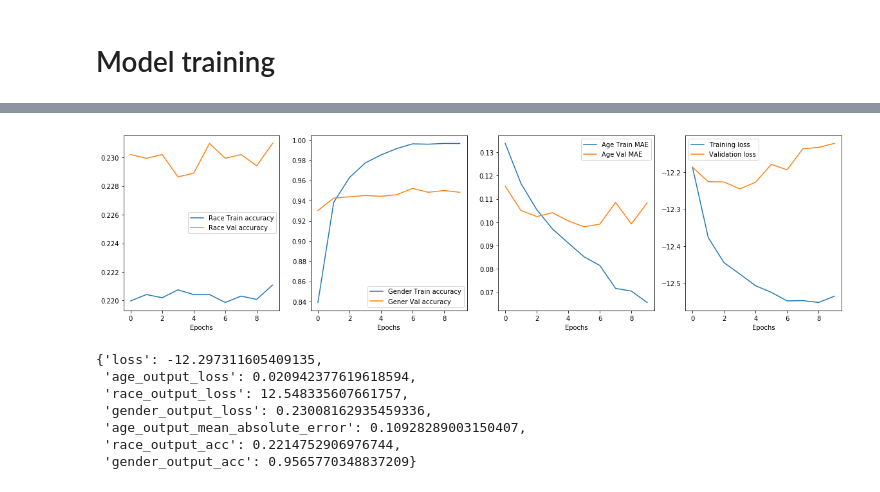
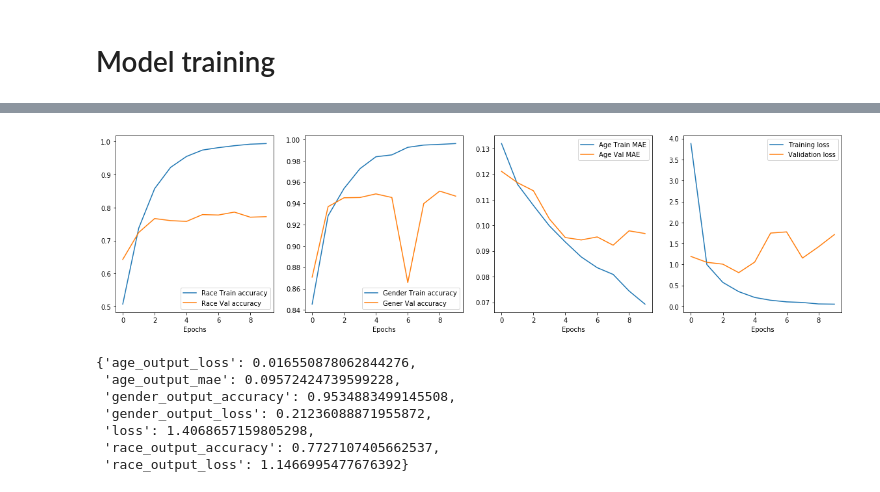
Before and after one commit to tremblerz/age-gender-estimator-keras, a Jupyter notebook: UTK/train_weighted_forked_VGG.ipynb, the cells around one changed output, grey strips where cells are left out. Drawn from its saved outputs; the diff is of its cells as text; code cells hidden in the pictures.

```diff
--- a/UTK/train_weighted_forked_VGG.ipynb
+++ b/UTK/train_weighted_forked_VGG.ipynb
@@ -209,6 +210,6 @@ model = Model(inputs=vgg_model.input, outputs=[age_output, race_output, gender_o
 opt = RMSprop(lr=1e-5)
 model.compile(optimizer=opt,
               loss={'age_output': 'mse', 'race_output': 'categorical_crossentropy', 'gender_output': 'categorical_crossentropy'},
-              loss_weights={'age_output': 1., 'race_output': -1., 'gender_output': 1.},
+              loss_weights={'age_output': 1., 'race_output': 1., 'gender_output': 1.},
               metrics={'age_output': 'mae', 'race_output': 'accuracy', 'gender_output': 'accuracy'})
-# model.summary()
+model.summary()
@@ -254,40 +273,40 @@ Epoch 10/10
 # %%
 def  plot_train_history(history):
     fig, axes = plt.subplots(1, 4, figsize=(20, 5))
-    axes[0].plot(history.history['race_output_acc'], label='Race Train accuracy')
-    axes[0].plot(history.history['val_race_output_acc'], label='Race Val accuracy')
+    axes[0].plot(history.history['race_output_accuracy'], label='Race Train accuracy')
+    axes[0].plot(history.history['val_race_output_accuracy'], label='Race Val accuracy')
     axes[0].set_xlabel('Epochs')
     axes[0].legend()
 
-    axes[1].plot(history.history['gender_output_acc'], label='Gender Train accuracy')
-    axes[1].plot(history.history['val_gender_output_acc'], label='Gener Val accuracy')
+    axes[1].plot(history.history['gender_output_accuracy'], label='Gender Train accuracy')
+    axes[1].plot(history.history['val_gender_output_accuracy'], label='Gener Val accuracy')
     axes[1].set_xlabel('Epochs')
     axes[1].legend()
 
-    axes[2].plot(history.history['age_output_mean_absolute_error'], label='Age Train MAE')
-    axes[2].plot(history.history['val_age_output_mean_absolute_error'], label='Age Val MAE')
+    axes[2].plot(history.history['age_output_mae'], label='Age Train MAE')
+    axes[2].plot(history.history['val_age_output_mae'], label='Age Val MAE')
     axes[2].set_xlabel('Epochs')
     axes[2].legend()
 
     axes[3].plot(history.history['loss'], label='Training loss')
     axes[3].plot(history.history['val_loss'], label='Validation loss')
     axes[3].set_xlabel('Epochs')
     axes[3].legend()
 
 plot_train_history(history)
 # %% [output]
-[figure, old version]
+[figure, new version]
 # %%
 test_gen = get_data_generator(df, test_idx, for_training=False, batch_size=128)
 dict(zip(model.metrics_names, model.evaluate_generator(test_gen, steps=len(test_idx)//128)))
 # %% [output]
-{'loss': -12.297311605409135,
- 'age_output_loss': 0.020942377619618594,
- 'race_output_loss': 12.548335607661757,
- 'gender_output_loss': 0.23008162935459336,
- 'age_output_mean_absolute_error': 0.10928289003150407,
- 'race_output_acc': 0.2214752906976744,
- 'gender_output_acc': 0.9565770348837209}
+{'age_output_loss': 0.016550878062844276,
+ 'age_output_mae': 0.09572424739599228,
+ 'gender_output_accuracy': 0.9534883499145508,
+ 'gender_output_loss': 0.21236088871955872,
+ 'loss': 1.4068657159805298,
+ 'race_output_accuracy': 0.7727107405662537,
+ 'race_output_loss': 1.1466995477676392}
 # %%
 test_gen = get_data_generator(df, test_idx, for_training=False, batch_size=128)
 x_test, (age_true, race_true, gender_true)= next(test_gen)
```
Also changed, not shown: parts of 8 cells of this notebook, 2 other files.
